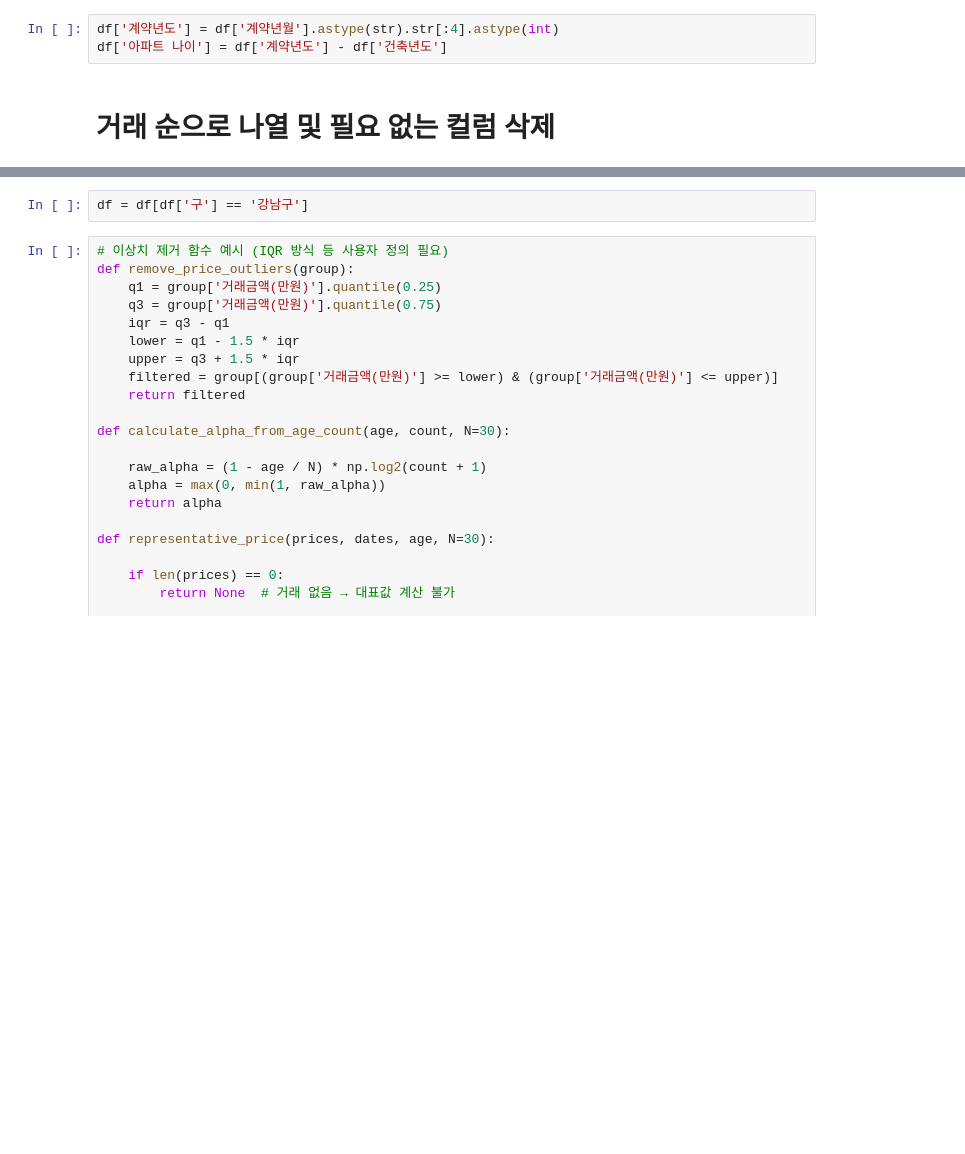
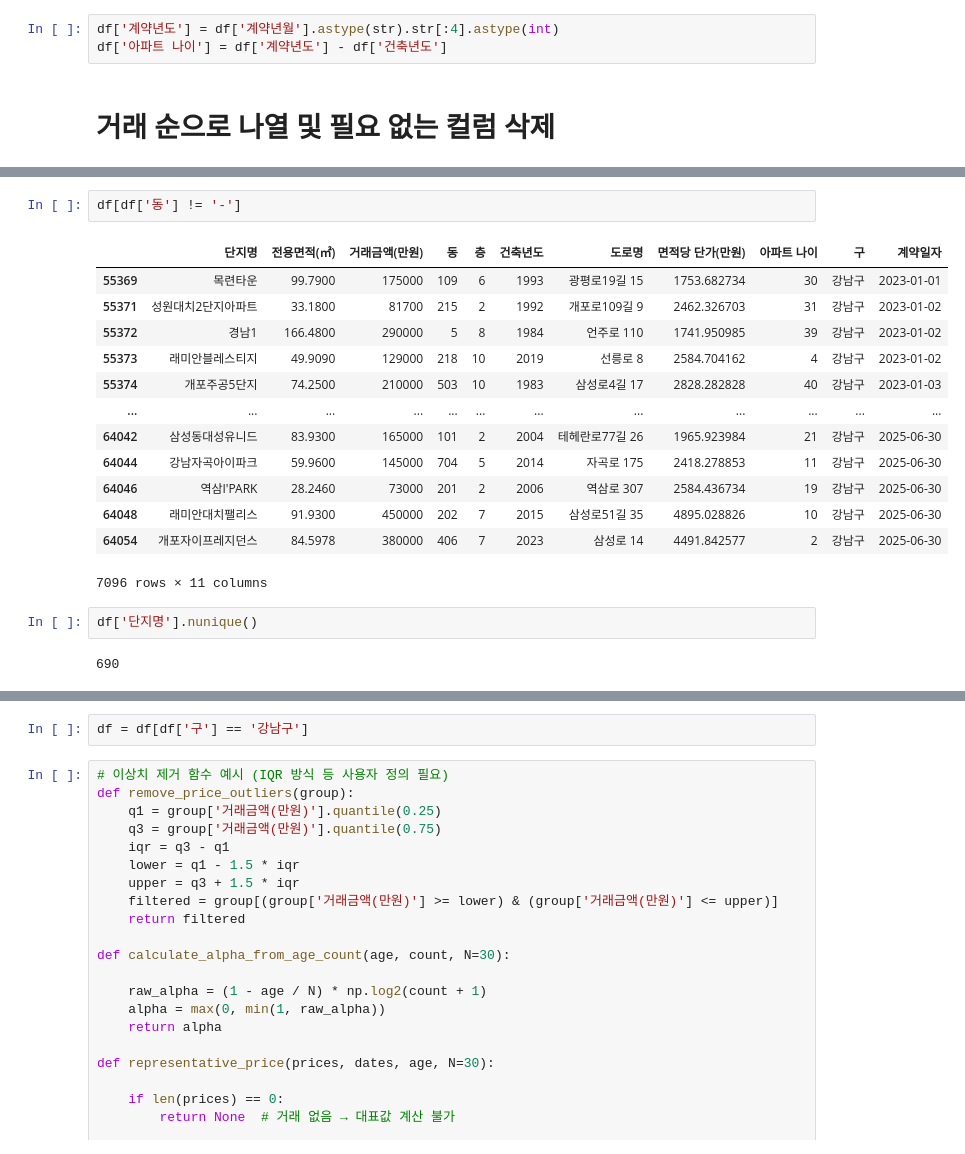
Before and after one commit to kimyoungho010311/AptPrice-SatelliteSentiment, a Jupyter notebook: notebooks/gan_nam/prepro_apt.ipynb, the cells around one changed output, grey strips where cells are left out. Drawn from its saved outputs; the diff is of its cells as text; blank space fills up the shorter version.

```diff
--- a/notebooks/gan_nam/prepro_apt.ipynb
+++ b/notebooks/gan_nam/prepro_apt.ipynb
@@ -120,0 +148,20 @@ df.drop(['시군구','계약년월','계약일','동','계약년도'], axis=1, i
+# %%
+df[df['동'] != '-']
+# %% [output]
+|  | 단지명 | 전용면적(㎡) | 거래금액(만원) | 동 | 층 | 건축년도 | 도로명 | 면적당 단가(만원) | 아파트 나이 | 구 | 계약일자 |
+| 55369 | 목련타운 | 99.7900 | 175000 | 109 | 6 | 1993 | 광평로19길 15 | 1753.682734 | 30 | 강남구 | 2023-01-01 |
+| 55371 | 성원대치2단지아파트 | 33.1800 | 81700 | 215 | 2 | 1992 | 개포로109길 9 | 2462.326703 | 31 | 강남구 | 2023-01-02 |
+| 55372 | 경남1 | 166.4800 | 290000 | 5 | 8 | 1984 | 언주로 110 | 1741.950985 | 39 | 강남구 | 2023-01-02 |
+| 55373 | 래미안블레스티지 | 49.9090 | 129000 | 218 | 10 | 2019 | 선릉로 8 | 2584.704162 | 4 | 강남구 | 2023-01-02 |
+| 55374 | 개포주공5단지 | 74.2500 | 210000 | 503 | 10 | 1983 | 삼성로4길 17 | 2828.282828 | 40 | 강남구 | 2023-01-03 |
+| ... | ... | ... | ... | ... | ... | ... | ... | ... | ... | ... | ... |
+| 64042 | 삼성동대성유니드 | 83.9300 | 165000 | 101 | 2 | 2004 | 테헤란로77길 26 | 1965.923984 | 21 | 강남구 | 2025-06-30 |
+| 64044 | 강남자곡아이파크 | 59.9600 | 145000 | 704 | 5 | 2014 | 자곡로 175 | 2418.278853 | 11 | 강남구 | 2025-06-30 |
+| 64046 | 역삼I'PARK | 28.2460 | 73000 | 201 | 2 | 2006 | 역삼로 307 | 2584.436734 | 19 | 강남구 | 2025-06-30 |
+| 64048 | 래미안대치팰리스 | 91.9300 | 450000 | 202 | 7 | 2015 | 삼성로51길 35 | 4895.028826 | 10 | 강남구 | 2025-06-30 |
+| 64054 | 개포자이프레지던스 | 84.5978 | 380000 | 406 | 7 | 2023 | 삼성로 14 | 4491.842577 | 2 | 강남구 | 2025-06-30 |
+7096 rows × 11 columns
+# %%
+df['단지명'].nunique()
+# %% [output]
+690
```
Also changed, not shown: parts of 4 cells of this notebook, 7 other files.
